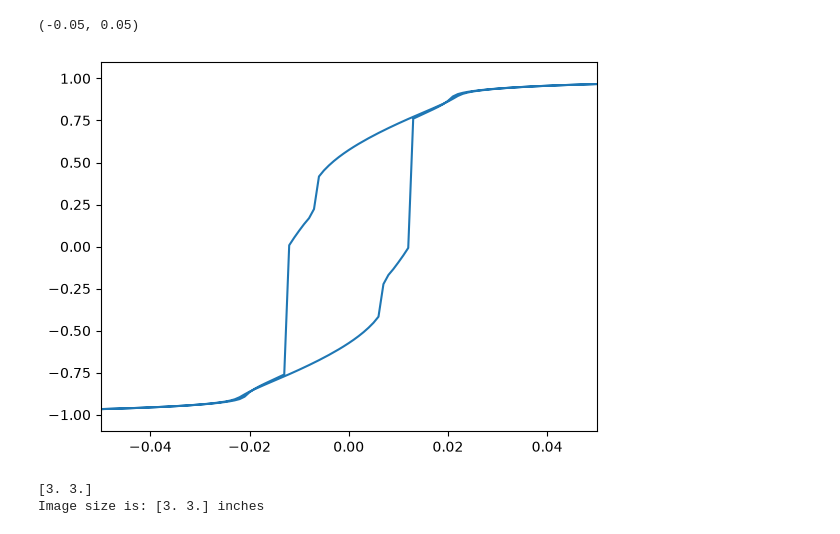
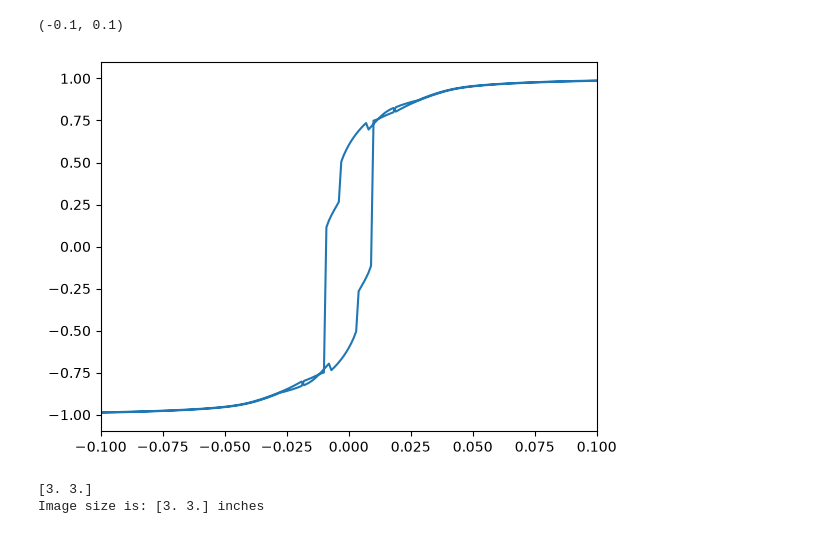
Before and after one commit to Weaser15/maglab, a Jupyter notebook: notebooks/hysteresis.ipynb, the cells around one changed output. Drawn from its saved outputs; the diff is of its cells as text; code cells hidden in the pictures.

```diff
--- a/notebooks/hysteresis.ipynb
+++ b/notebooks/hysteresis.ipynb
@@ -15,13 +15,13 @@ import maglab.viz.colour as v_col
 import maglab.processing.state as p_state
 # %%
 # DIRPATH = Path(r"C:\Users\qqhx82\OneDrive - Durham University\PhD Files\Simulations\2026-09-18 ASI Test\E3_array.out")
-DIRPATH = Path(r"C:\Users\qqhx82\OneDrive - Durham University\PhD Files\Simulations\2026-09-18 ASI Test\E3_256.out")
-df = l_hy.load_hysteresis(DIRPATH / "table.txt")
+DIRPATH = Path(r"C:\Users\qqhx82\OneDrive - Durham University\PhD Files\Simulations\2026-09 ASI Simulations")
+df = l_hy.load_hysteresis(DIRPATH / "table.txt", 1)
 plt.plot(df["field"], df["mag"])
-plt.xlim(-0.05, 0.05)
+plt.xlim(-0.1, 0.1)
 # %% [output]
-(-0.05, 0.05)
+(-0.1, 0.1)
-[figure, old version]
+[figure, new version]
 # %%
 DIRPATH = Path(r"C:\Users\qqhx82\OneDrive - Durham University\PhD Files\Simulations\2026-09-18 ASI Test\E3_256.out")
 
```
Also changed, not shown: 1 other file.
